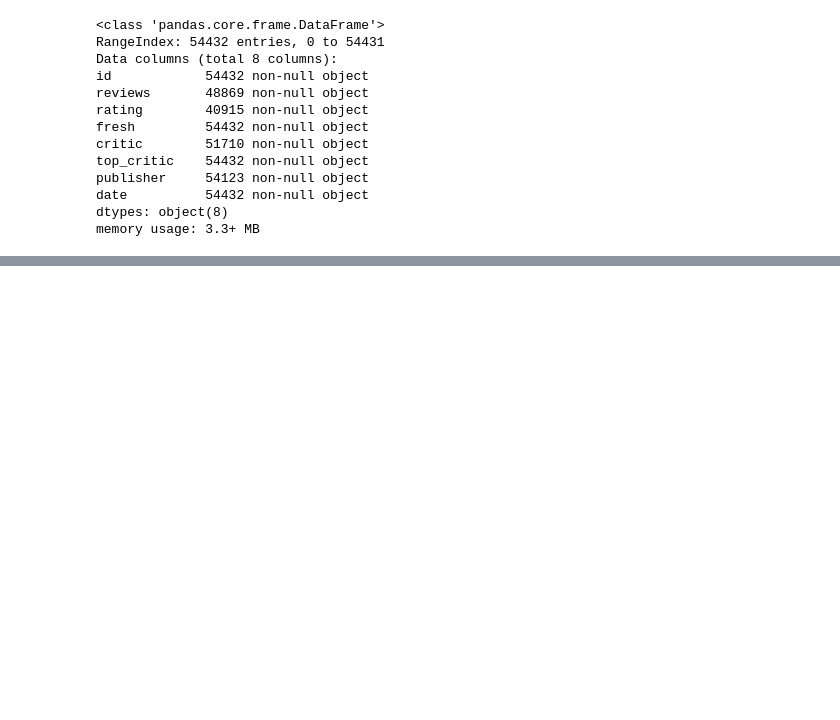
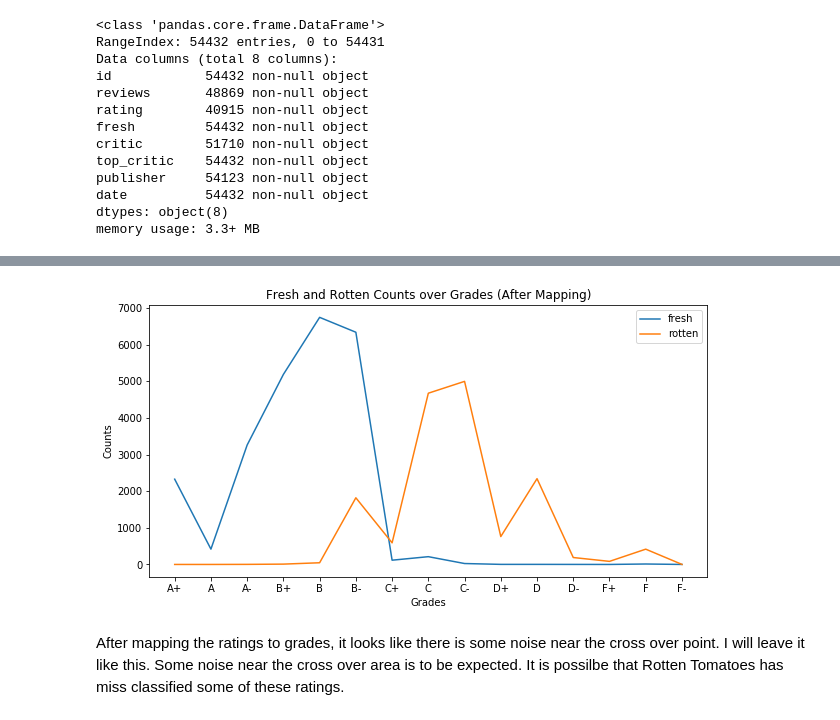
Before and after one commit to sjmiller8182/Rotten-Tomatoes-Analysis, a Jupyter notebook: Review Analysis.ipynb, the cells around one changed output, grey strips where cells are left out. Saved outputs shown, nothing was run; the diff lists cells and outputs as text; code cells hidden in the pictures; blank space fills up the shorter version.

Commit message:
assessment and cleaning initial modeling section

```diff
--- a/Review Analysis.ipynb
+++ b/Review Analysis.ipynb
@@ -72,0 +233,31 @@ memory usage: 3.3+ MB
+# %%
+data['grade'] = data.apply(clean_ratings, axis = 1)
+# %%
+grades = ['A+', 'A', 'A-', 'B+', 'B', 'B-', 'C+', 'C', 'C-',
+       'D+', 'D', 'D-', 'F+', 'F', 'F-']
+rotten_count = list()
+fresh_count = list()
+
+for grade in grades:
+    total = (data[data['grade'] == grade]['fresh'] == 'fresh').count()
+    fresh = (data[data['grade'] == grade]['fresh'] == 'fresh').sum()
+    rotten = total-fresh
+
+    rotten_count.append(rotten)
+    fresh_count.append(fresh)
+
+x = [_ for _ in range(len(grades))]
+
+fig, ax = plt.subplots(figsize = (10,5))
+ax.plot(x,fresh_count, label = 'fresh');
+ax.plot(x,rotten_count, label = 'rotten');
+ax.set_title("Fresh and Rotten Counts over Grades (After Mapping)");
+ax.set_ylabel('Counts')
+ax.set_xlabel('Grades')
+ax.set_xticks(x)
+ax.set_xticklabels(grades)
+ax.legend();
+# %% [output]
+[figure, added]
+# %% [markdown]
+After mapping the ratings to grades, it looks like there is some noise near the cross over point. I will leave it like this. Some noise near the cross over area is to be expected. It is possilbe that Rotten Tomatoes has miss classified some of these ratings.
```
Also changed, not shown: parts of 19 cells of this notebook.
